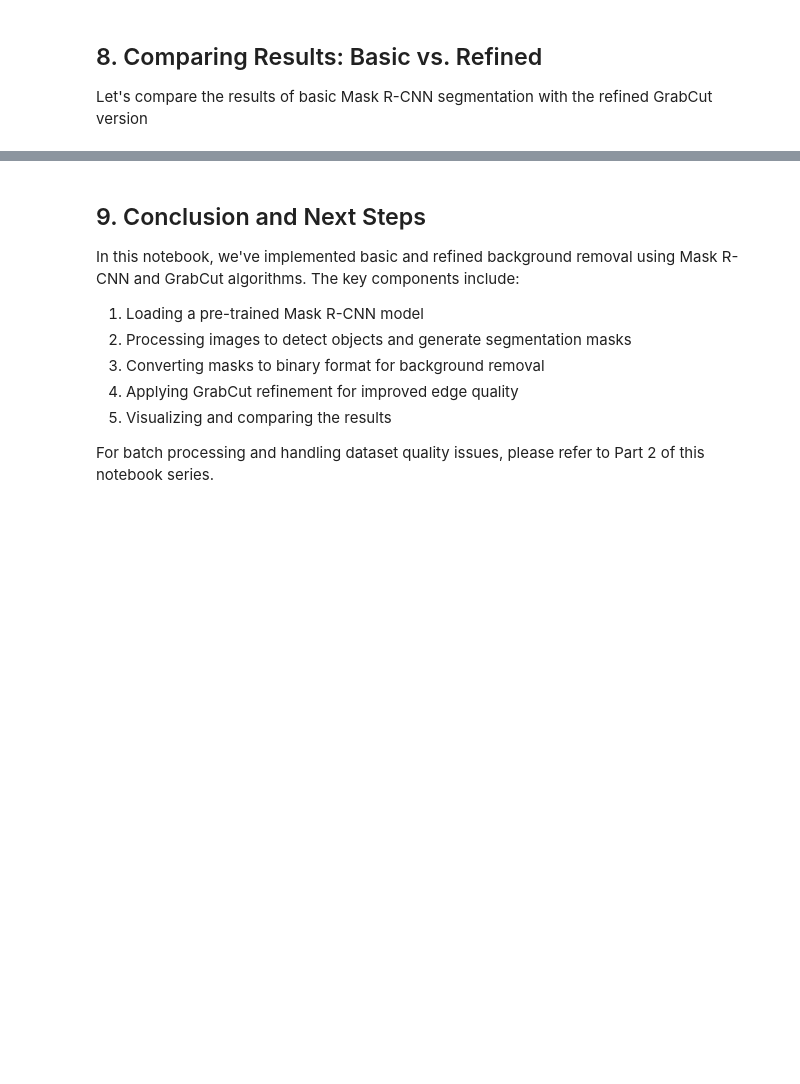
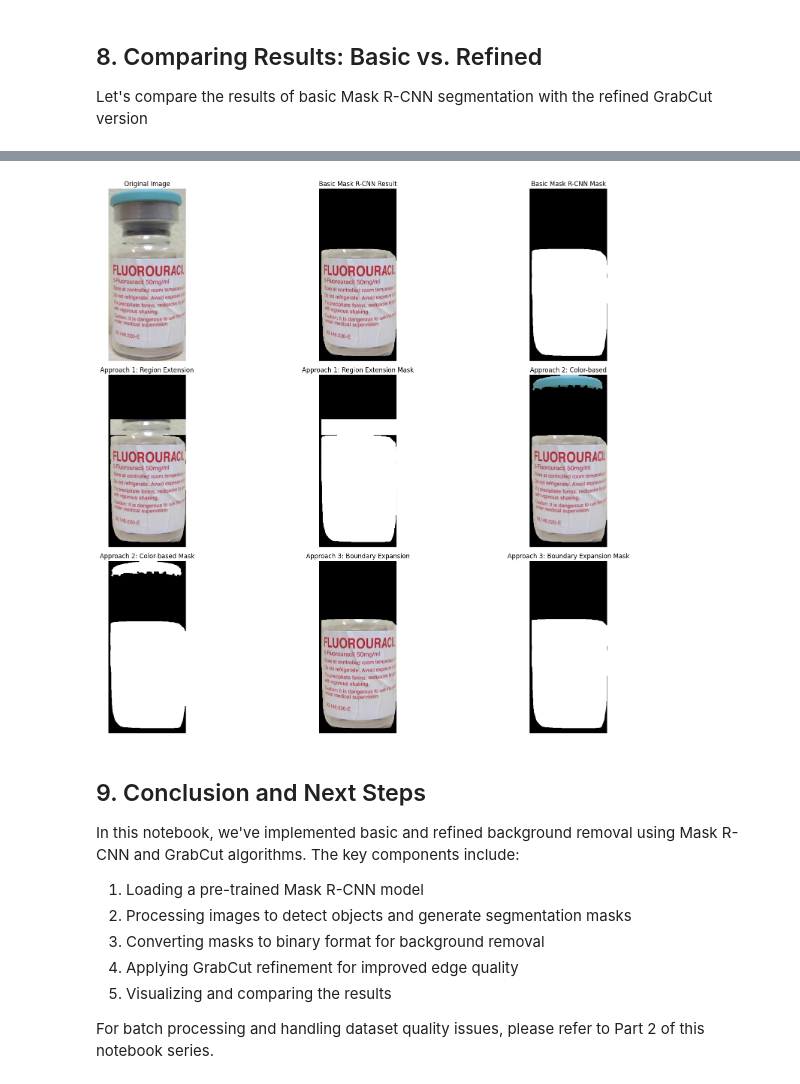
Before and after one commit to dnoma/parenteral, a Jupyter notebook: feature_extraction/mask-rcnn-part1.ipynb, the cells around one changed output, grey strips where cells are left out. Cells and saved outputs as stored; diff of their text form; code cells hidden in the pictures; blank space fills up the shorter version.

```diff
--- a/feature_extraction/mask-rcnn-part1.ipynb
+++ b/feature_extraction/mask-rcnn-part1.ipynb
@@ -300,3 +655,11 @@ else:
+# %%
+# Compare all approaches if the sample image exists
+if os.path.exists(sample_img_path):
+    compare_all_approaches(sample_img_path, confidence_threshold=0.7)
+else:
+    print(f"Image not found at {sample_img_path}. Please provide a valid image path.")
+# %% [output]
+[figure, added]
 # %% [markdown]
 ## 9. Conclusion and Next Steps
 
```
Also changed, not shown: parts of 10 cells of this notebook.
